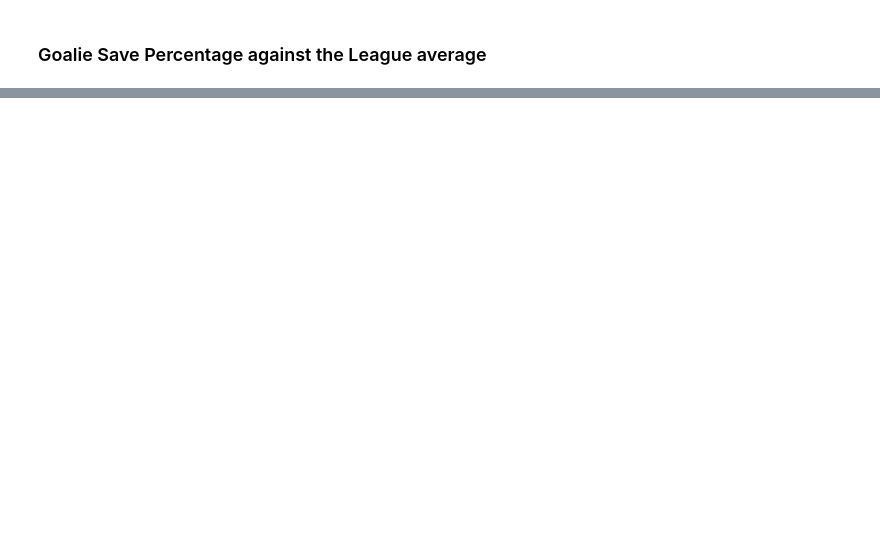
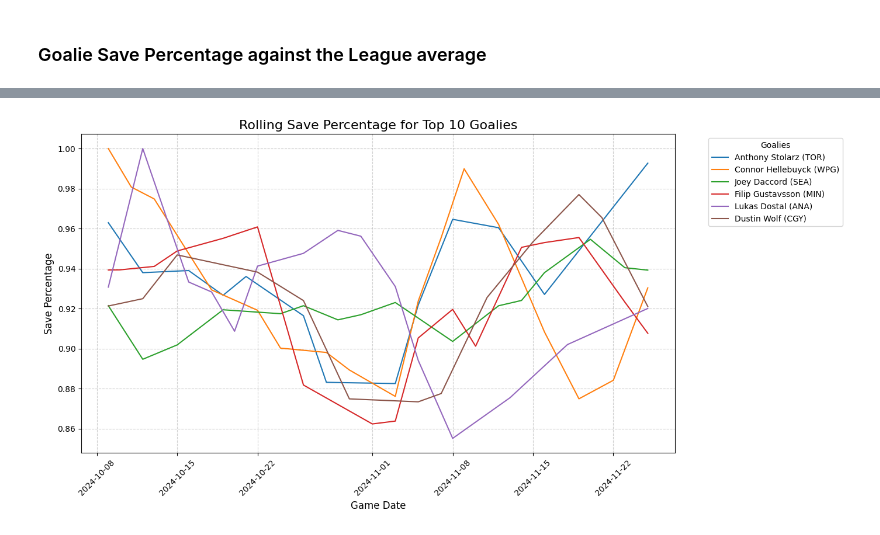
Before and after one commit to eugene-petrov-me/myprojects, a Jupyter notebook: dev/nhl-api/nhl-api.ipynb, the cells around one changed output, grey strips where cells are left out. Drawn from its saved outputs; the diff is of its cells as text; code cells hidden in the pictures; blank space fills up the shorter version.

```diff
--- a/dev/nhl-api/nhl-api.ipynb
+++ b/dev/nhl-api/nhl-api.ipynb
@@ -1383,0 +1439,46 @@ top10_goalies_save_pct_logs['rollingSavePercent'] = top10_goalies_save_pct_logs.
+# %%
+all_dates = pd.date_range(start=top10_goalies_save_pct_logs['gameDate'].min(), end=top10_goalies_save_pct_logs['gameDate'].max())
+# %%
+aligned_data = []
+
+for id, group in top10_goalies_save_pct_logs.groupby('id'):
+    group = group.set_index('gameDate').reindex(all_dates)
+    group['id'] = id
+    aligned_data.append(group)
+
+top10_goalies_save_pct_logs_aligned = pd.concat(aligned_data)
+
+top10_goalies_save_pct_logs_aligned = top10_goalies_save_pct_logs_aligned.reset_index().rename(columns={'index':'gameDate'})
+
+top10_goalies_save_pct_logs_aligned['rollingSavePercent'] = (
+    top10_goalies_save_pct_logs_aligned['rollingSavePercent'].interpolate()
+)
+
+top10_goalies_save_pct_logs_aligned['label'] = (
+    top10_goalies_save_pct_logs_aligned['label'].dropna()
+)
+# %%
+fig, ax = plt.subplots(figsize=(14,7))
+
+for id, group in top10_goalies_save_pct_logs_aligned.groupby('id'):
+    group_label = group['label'][group['label'].notnull()].unique()
+    ax.plot(
+        group['gameDate'],
+        group['rollingSavePercent'],
+        label=group_label
+        )
+
+ax.set_title('Rolling Save Percentage for Top 10 Goalies', fontsize=16)
+ax.set_xlabel('Game Date', fontsize=12)
+ax.set_ylabel('Save Percentage', fontsize=12)
+
+# Format x-axis for better readability
+ax.tick_params(axis='x', rotation=45)
+
+ax.legend(title="Goalies", bbox_to_anchor=(1.05, 1), loc='upper left', fontsize=10)
+ax.grid(True, linestyle='--', alpha=0.6)
+
+plt.tight_layout()
+plt.show()
+# %% [output]
+[figure, added]
```
Also changed, not shown: parts of 49 cells of this notebook, 1 other file.
